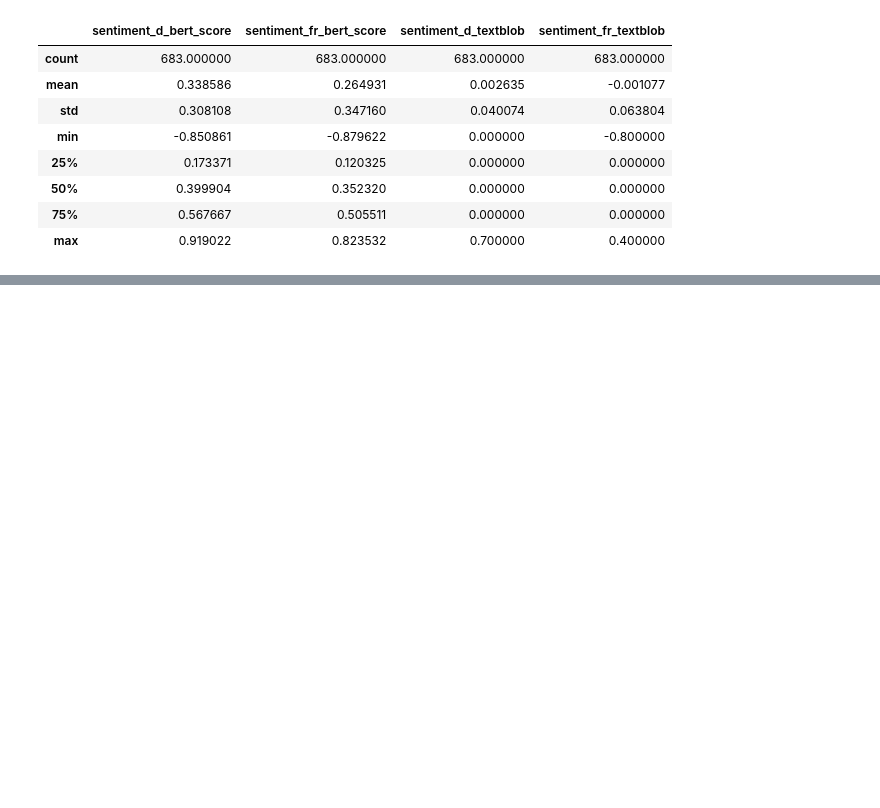
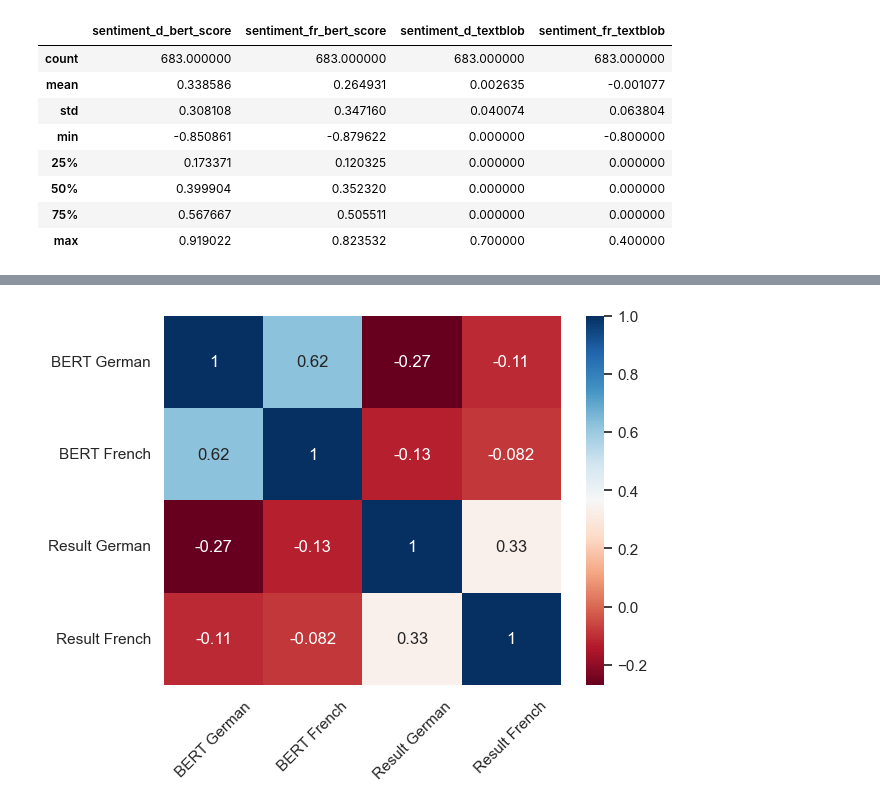
Before and after one commit to emilfunke/SwissVotingAnalysis, a Jupyter notebook: replication.ipynb, the cells around one changed output, grey strips where cells are left out. Cells and saved outputs as stored; diff of their text form; code cells hidden in the pictures; blank space fills up the shorter version.

```diff
--- a/replication.ipynb
+++ b/replication.ipynb
@@ -401,0 +402,7 @@ g._legend.set_title('Language sentiments')
+# %%
+corr_data = text_data[['sentiment_d_bert_score', 'sentiment_fr_bert_score', 'german_outcome', 'french_outcome']].corr()
+sns.heatmap(corr_data, annot=True, cmap='RdBu', vmin=-0.27, vmax=1, xticklabels=['BERT German', 'BERT French', 'Result German', 'Result French'], yticklabels=['BERT German', 'BERT French', 'Result German', 'Result French'])
+plt.xticks(rotation=45)
+plt.savefig('./figures/sentiment_bert_corr.pdf', format='pdf', bbox_inches='tight')
+# %% [output]
+[figure, added]
```
Also changed, not shown: parts of 4 cells of this notebook, 3 other files.
